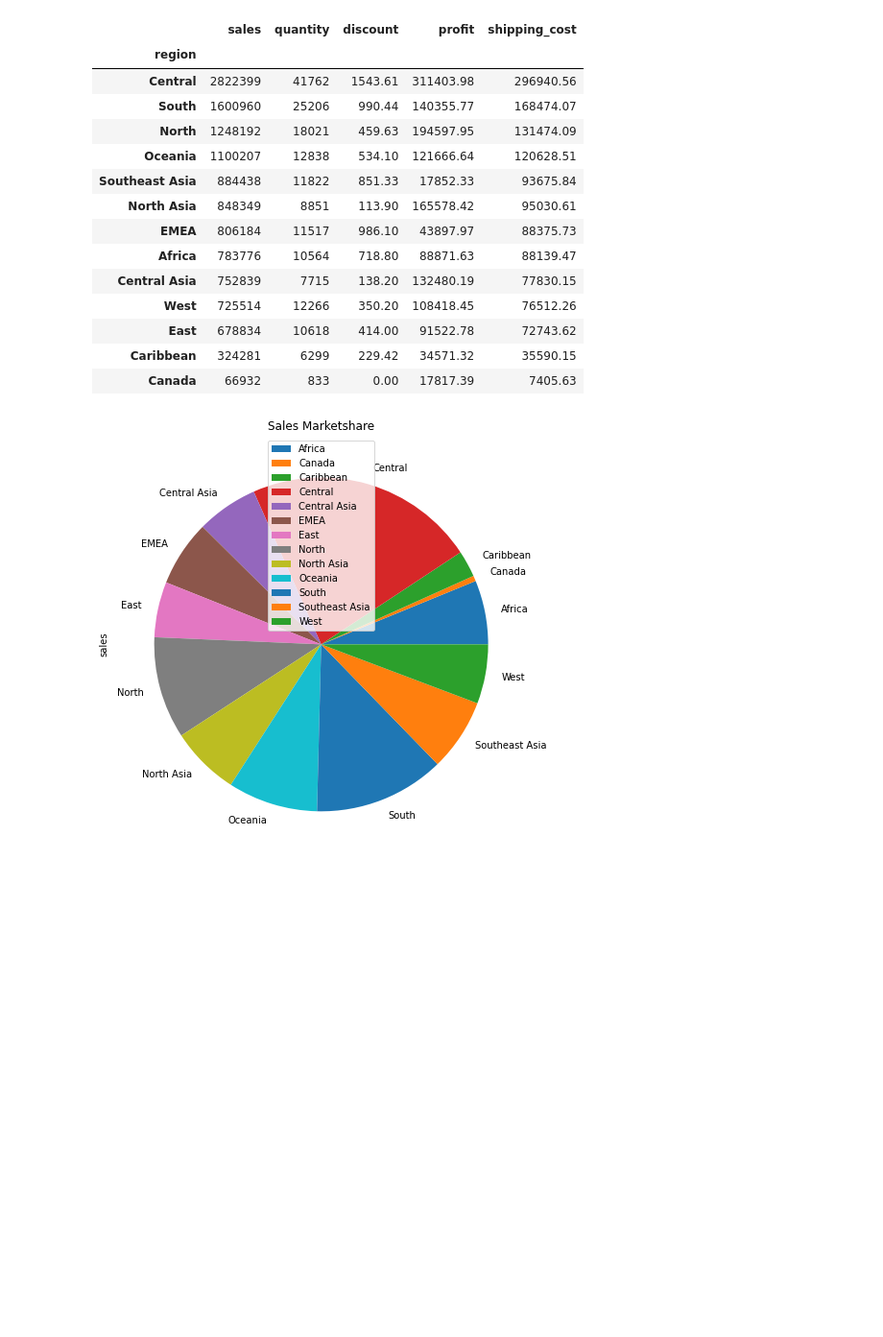
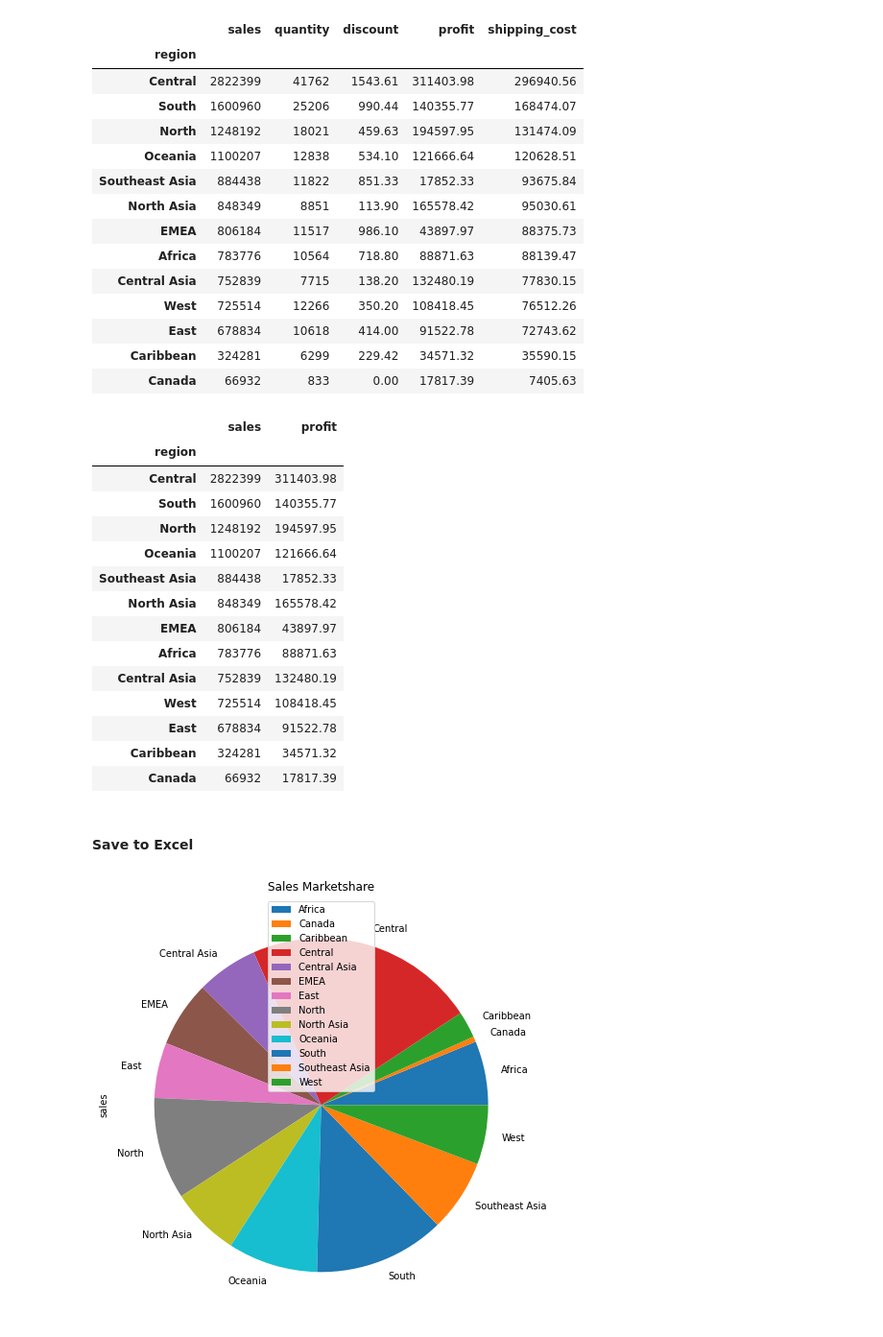
Before and after one commit to Praxis-QR/PythonForManagers, a Jupyter notebook: Retail_Sales_Data_Analysis.ipynb, the cells around one changed output. Shown at 96% size. Drawn from its saved outputs; the diff is of its cells as text; code cells hidden in the pictures; blank space fills up the shorter version.

```diff
--- a/Retail_Sales_Data_Analysis.ipynb
+++ b/Retail_Sales_Data_Analysis.ipynb
@@ -213,3 +213,30 @@ df.groupby('region').sum()[Facts].round(decimals = 2).sort_values('sales',axis=0
 | East | 678834 | 10618 | 414.00 | 91522.78 | 72743.62 |
 | Caribbean | 324281 | 6299 | 229.42 | 34571.32 | 35590.15 |
 | Canada | 66932 | 833 | 0.00 | 17817.39 | 7405.63 |
+# %%
+# Regions with maximum sales
+#df.groupby('region').sum()[Facts].round(decimals = 2) # Group total ( or sum) all Facts by Region Dimension
+                                                          # Then sort the result by 'sale
+#
+# after the groupby, we only retain the numeric [Facts]
+# then Sort by 'sales'
+#
+df.groupby('region').sum(numeric_only=True)[['sales','profit']].round(decimals = 2).sort_values('sales',axis=0, ascending= False)
+# %% [output]
+|  | sales | profit |
+| region |  |  |
+| Central | 2822399 | 311403.98 |
+| South | 1600960 | 140355.77 |
+| North | 1248192 | 194597.95 |
+| Oceania | 1100207 | 121666.64 |
+| Southeast Asia | 884438 | 17852.33 |
+| North Asia | 848349 | 165578.42 |
+| EMEA | 806184 | 43897.97 |
+| Africa | 783776 | 88871.63 |
+| Central Asia | 752839 | 132480.19 |
+| West | 725514 | 108418.45 |
+| East | 678834 | 91522.78 |
+| Caribbean | 324281 | 34571.32 |
+| Canada | 66932 | 17817.39 |
+# %% [markdown]
+#### Save to Excel
```
Also changed, not shown: parts of 3 cells of this notebook.
